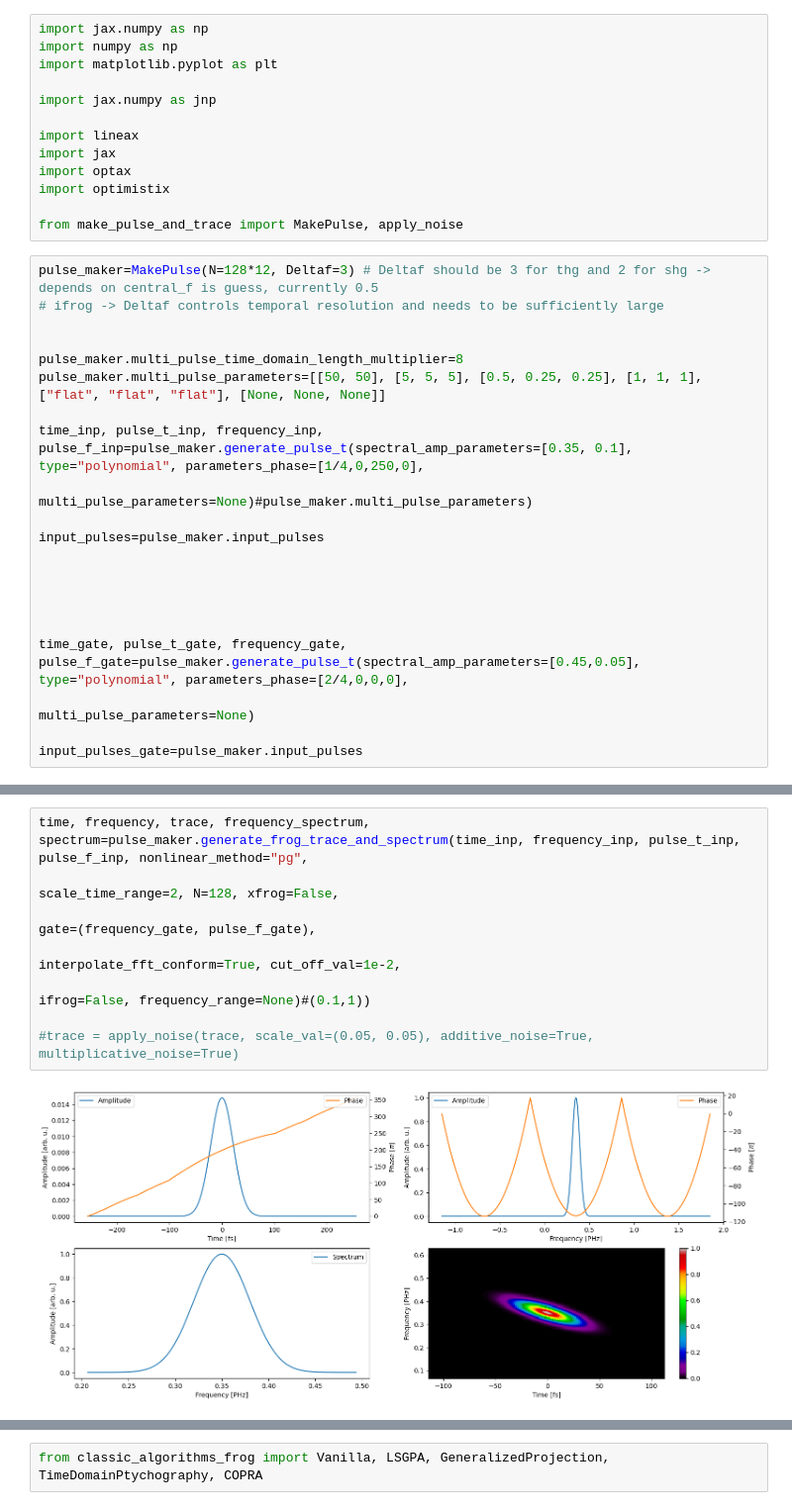
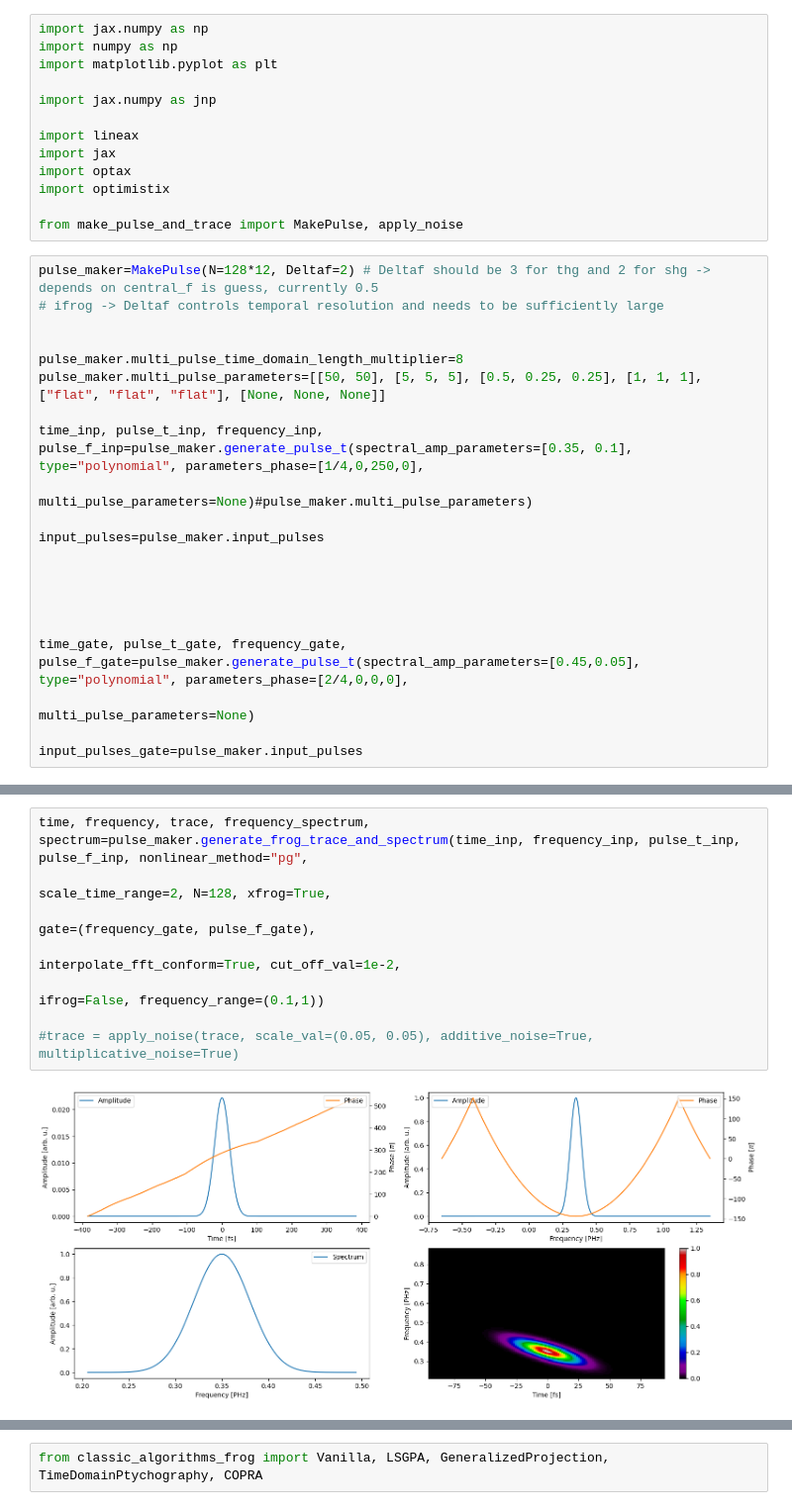
Before and after one commit to matillda123/Pulse-Retrieval-with-Jax, a Jupyter notebook: _usage_example.ipynb, the cells around one changed output, grey strips where cells are left out. Shown at 99% size. Saved outputs shown, nothing was run; the diff lists cells and outputs as text.

```diff
--- a/_usage_example.ipynb
+++ b/_usage_example.ipynb
@@ -12,7 +12,7 @@ import optimistix
 
 from make_pulse_and_trace import MakePulse, apply_noise
 # %%
-pulse_maker=MakePulse(N=128*12, Deltaf=3) # Deltaf should be 3 for thg and 2 for shg -> depends on central_f is guess, currently 0.5
+pulse_maker=MakePulse(N=128*12, Deltaf=2) # Deltaf should be 3 for thg and 2 for shg -> depends on central_f is guess, currently 0.5
 # ifrog -> Deltaf controls temporal resolution and needs to be sufficiently large
 
 
@@ -37,13 +37,13 @@ WARNING:2025-07-24 10:21:28,167:jax._src.xla_bridge:794: An NVIDIA GPU may be pr
 # %%
 time, frequency, trace, frequency_spectrum, spectrum=pulse_maker.generate_frog_trace_and_spectrum(time_inp, frequency_inp, pulse_t_inp, pulse_f_inp, nonlinear_method="pg",
-                                                                                                  scale_time_range=2, N=128, xfrog=False,
+                                                                                                  scale_time_range=2, N=128, xfrog=True,
                                                                                                   gate=(frequency_gate, pulse_f_gate),
                                                                                                   interpolate_fft_conform=True, cut_off_val=1e-2,
-                                                                                                  ifrog=False, frequency_range=None)#(0.1,1))
+                                                                                                  ifrog=False, frequency_range=(0.1,1))
 
 #trace = apply_noise(trace, scale_val=(0.05, 0.05), additive_noise=True, multiplicative_noise=True)
 # %% [output]
-[figure, old version]
+[figure, new version]
 # %%
 z_arr=np.linspace(-5, 5, 128)
 #pulse_t, pulse_f=pulse_maker.precompensate_pulse_for_dscan(time, frequency, pulse_t, GDD=-5000, TOD=0, central_f=0.5)
```
Also changed, not shown: parts of 6 cells of this notebook, 13 other files.
